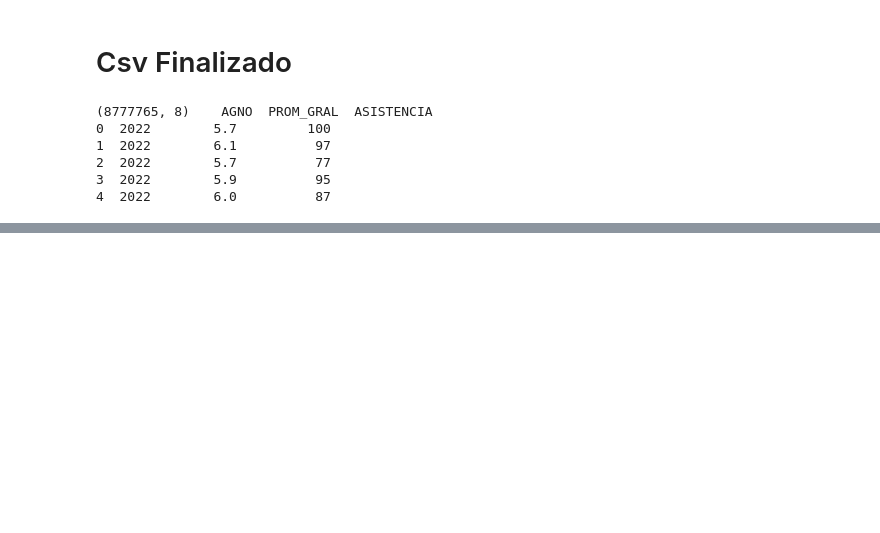
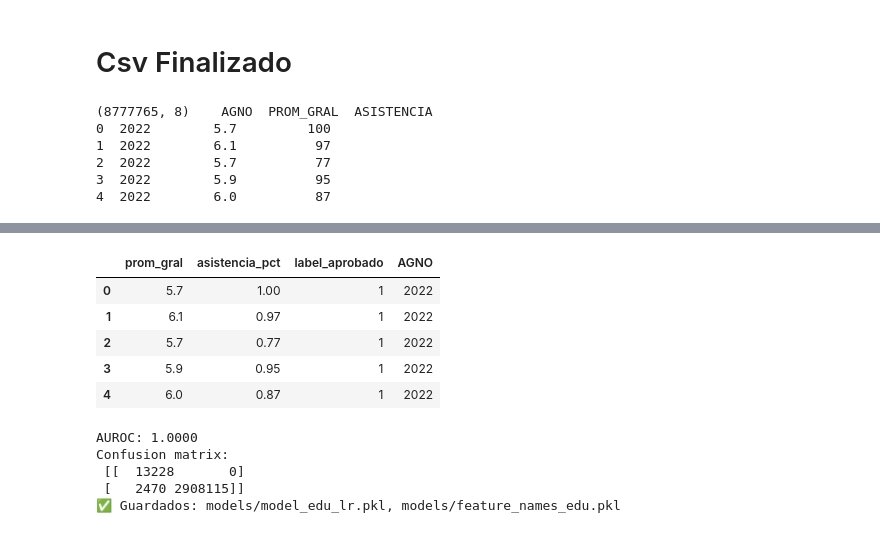
Before and after one commit to viccmoor/education-hackathon-Duoc, a Jupyter notebook: datasets/editorCsv.ipynb, the cells around one changed output, grey strips where cells are left out. Cells and saved outputs as stored; diff of their text form; code cells hidden in the pictures; blank space fills up the shorter version.

```diff
--- a/datasets/editorCsv.ipynb
+++ b/datasets/editorCsv.ipynb
@@ -475,4 +478,15 @@ AttributeError: module 'src.targets' has no attribute 'build_label_aprobacion'
 # %%
+import importlib
+from src import features
+importlib.reload(features)
+
 df = features.engineer_features_edu(df)
-feature_names = ["prom_gral", "asistencia_pct"]
+feature_names = features.FEATURE_COLS_EDU
 df[feature_names + ["label_aprobado","AGNO"]].head()
+# %% [output]
+|  | prom_gral | asistencia_pct | label_aprobado | AGNO |
+| 0 | 5.7 | 1.00 | 1 | 2022 |
+| 1 | 6.1 | 0.97 | 1 | 2022 |
+| 2 | 5.7 | 0.77 | 1 | 2022 |
+| 3 | 5.9 | 0.95 | 1 | 2022 |
+| 4 | 6.0 | 0.87 | 1 | 2022 |
@@ -552,0 +493,52 @@ def predict(req: EduRequest):
+# %%
+# FASE 4: Split temporal, entrenamiento y métricas
+from sklearn.pipeline import Pipeline
+from sklearn.impute import SimpleImputer
+from sklearn.preprocessing import StandardScaler
+from sklearn.linear_model import LogisticRegression
+from sklearn.metrics import roc_auc_score, classification_report, confusion_matrix
+import numpy as np, pandas as pd, os, joblib
+
+# Usa las mismas features ya creadas
+feature_names = ["prom_gral", "asistencia_pct"]
+
+# Split temporal (último año = test)
+last_year = int(df["AGNO"].dropna().max())
+train_df = df[df["AGNO"] < last_year].dropna(subset=["label_aprobado"]).copy()
+test_df  = df[df["AGNO"] == last_year].dropna(subset=["label_aprobado"]).copy()
+
+# (Opcional) Downsample para acelerar entrenamiento en dataset muy grande
+# Mantén todos los 0 (minoría) y samplea 1s
+pos = train_df[train_df["label_aprobado"] == 1]
+neg = train_df[train_df["label_aprobado"] == 0]
+max_pos = min(len(pos), 300_000)  # ajusta si quieres más
+train_df = pd.concat([pos.sample(n=max_pos, random_state=42), neg], ignore_index=True)
+
+X_train, y_train = train_df[feature_names], train_df["label_aprobado"].astype(int)
+X_test,  y_test  = test_df[feature_names],  test_df["label_aprobado"].astype(int)
+
+pipeline_lr = Pipeline([
+    ("imp", SimpleImputer(strategy="median")),
+    ("scaler", StandardScaler()),
+    ("clf", LogisticRegression(max_iter=1000, class_weight="balanced", random_state=42)),
+])
+
+pipeline_lr.fit(X_train, y_train)
+
+proba = pipeline_lr.predict_proba(X_test)[:, 1]
+pred = (proba >= 0.5).astype(int)
+
+print("AUROC:", f"{roc_auc_score(y_test, proba):.4f}")
+print("Confusion matrix:\n", confusion_matrix(y_test, pred))
+
+# Guardar artefactos para API
+os.makedirs("models", exist_ok=True)
+joblib.dump(pipeline_lr, "models/model_edu_lr.pkl")
+joblib.dump(feature_names, "models/feature_names_edu.pkl")
+print("Guardados: models/model_edu_lr.pkl, models/feature_names_edu.pkl")
+# %% [output]
+AUROC: 1.0000
+Confusion matrix:
+ [[  13228       0]
+ [   2470 2908115]]
+✅ Guardados: models/model_edu_lr.pkl, models/feature_names_edu.pkl
```
Also changed, not shown: parts of 3 cells of this notebook, 3 other files.
